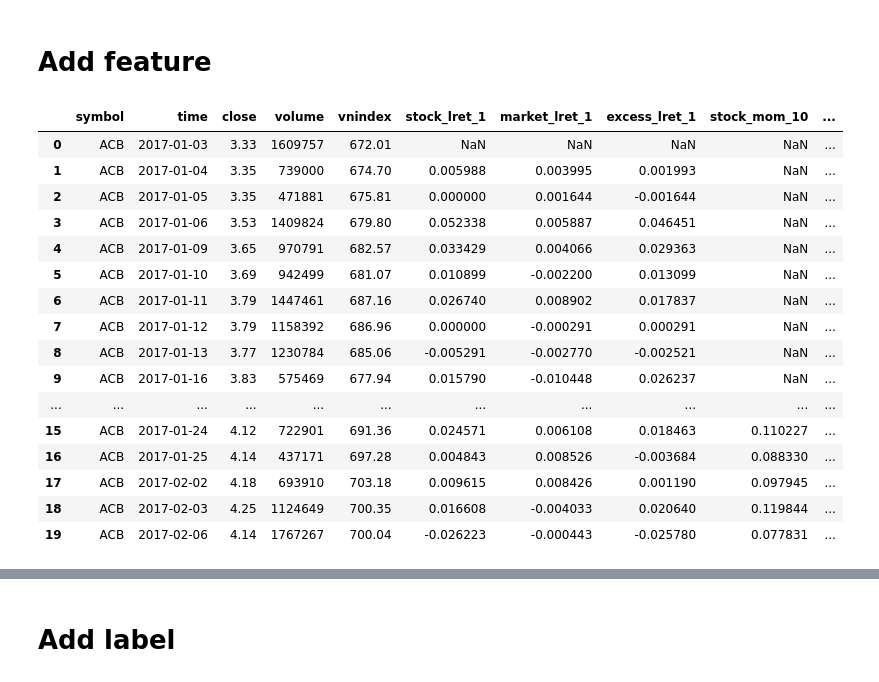
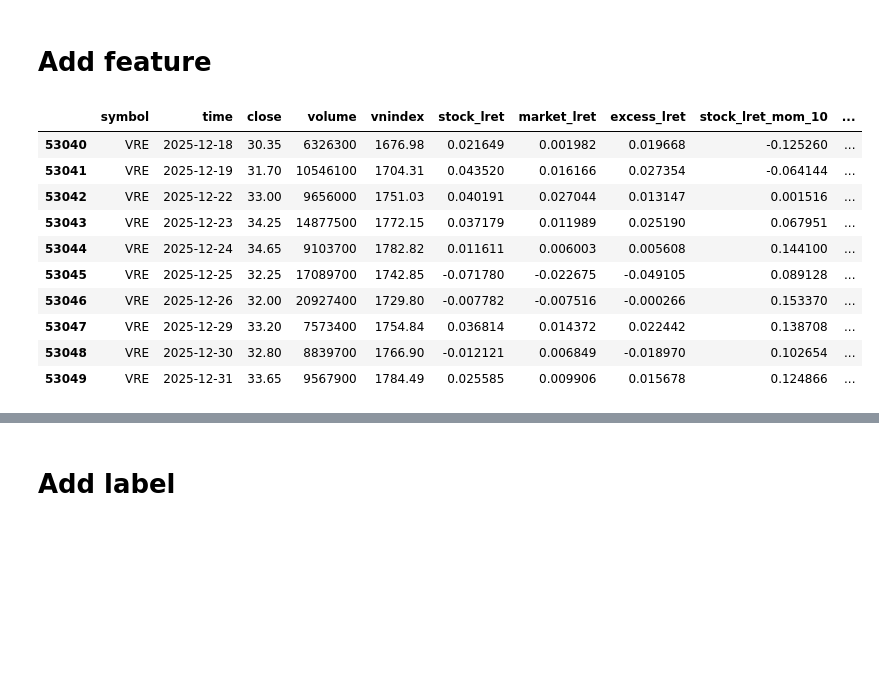
Before and after one commit to manhtdxxx/stock-return-prediction, a Jupyter notebook: feature_engineering.ipynb, the cells around one changed output, grey strips where cells are left out. Saved outputs shown, nothing was run; the diff lists cells and outputs as text; code cells hidden in the pictures; blank space fills up the shorter version.

```diff
--- a/feature_engineering.ipynb
+++ b/feature_engineering.ipynb
@@ -67,7 +79,7 @@ def compute_log_return(
 # %%
 def compute_momentum(
     df=None,
-    computed_cols=["stock_lret_1", "market_lret_1"],
+    computed_cols=["stock_lret", "market_lret", "excess_lret"],
     windows=[10, 20, 60],
     group_col="symbol",
     time_col="time"
@@ -91,7 +103,7 @@ def compute_momentum(
 # %%
 def compute_volatility(
     df=None,
-    computed_cols=["stock_lret_1", "market_lret_1"],
+    computed_cols=["stock_lret", "market_lret", "excess_lret"],
     windows=[10, 20, 60],
     group_col="symbol",
     time_col="time"
@@ -115,8 +127,8 @@ def compute_volatility(
 # %%
 def compute_beta(
     df=None,
-    stock_col="stock_lret_1",
-    market_col="market_lret_1",
+    stock_lret_col="stock_lret",
+    market_lret_col="market_lret",
     windows=[10, 20, 60],
     group_col="symbol",
     time_col="time"
@@ -130,7 +142,7 @@ def compute_beta(
 
         df[beta_col] = (
             df.groupby(group_col).apply(
-                lambda x: x[stock_col].rolling(window).cov(x[market_col]) / x[market_col].rolling(window).var()
+                lambda x: x[stock_lret_col].rolling(window).cov(x[market_lret_col]) / x[market_lret_col].rolling(window).var()
             ).reset_index(level=0, drop=True)
         )
 
@@ -138,8 +150,8 @@ def compute_beta(
 # %%
 def compute_corr(
     df=None,
-    stock_col="stock_lret_1",
-    market_col="market_lret_1",
+    stock_lret_col="stock_lret",
+    market_lret_col="market_lret",
     windows=[10, 20, 60],
     group_col="symbol",
     time_col="time",
@@ -152,7 +164,7 @@ def compute_corr(
         corr_col = f"corr_{window}"
 
         df[corr_col] = df.groupby(group_col).apply(
-            lambda x: x[stock_col].rolling(window).corr(x[market_col])
+            lambda x: x[stock_lret_col].rolling(window).corr(x[market_lret_col])
         ).reset_index(level=0, drop=True)
 
     return df
@@ -240,42 +229,36 @@ def compute_pairwise_feature(
 # %%
 
 df = compute_log_return(df_first)
-df = compute_pairwise_feature(df, left_prefix="stock_lret", right_prefix="market_lret", windows=[1], operation="subtract", output_prefix="excess_lret")
-
+df["excess_lret"] = df["stock_lret"] - df["market_lret"]
 df = compute_momentum(df)
 df = compute_volatility(df)
-
-df = compute_pairwise_feature(df, left_prefix="stock_mom", right_prefix="market_mom", operation="subtract", output_prefix="excess_mom")
-df = compute_pairwise_feature(df, left_prefix="stock_vol", right_prefix="market_vol", operation="divide", output_prefix="relative_vol")
-df = compute_pairwise_feature(df, left_prefix="stock_mom", right_prefix="stock_vol", operation="divide", output_prefix="sharpe_like")
 
 df = compute_corr(df)
 df = compute_beta(df)
 df = compute_idio_lret(df)
-df = compute_idio_vol(df)
-df = compute_momentum(df, computed_cols=[f"idio_lret_{i}" for i in [10, 20, 60]])
-df = compute_pairwise_feature(df, left_prefix="idio_mom", right_prefix="idio_vol", operation="divide", output_prefix="idio_sharpe_like")
+idio_lret_cols = [f"idio_lret_with_beta_{i}" for i in [10, 20, 60]]
+df = compute_momentum(df, computed_cols=idio_lret_cols)
+df = compute_volatility(df, computed_cols=idio_lret_cols)
+
+# df = compute_pairwise_feature(df, left_prefix="stock_mom", right_prefix="market_mom", operation="subtract", output_prefix="excess_mom")
+# df = compute_pairwise_feature(df, left_prefix="stock_vol", right_prefix="market_vol", operation="divide", output_prefix="relative_vol")
+# df = compute_pairwise_feature(df, left_prefix="stock_mom", right_prefix="stock_vol", operation="divide", output_prefix="sharpe_like")
+# df = compute_pairwise_feature(df, left_prefix="idio_mom", right_prefix="idio_vol", operation="divide", output_prefix="idio_sharpe_like")
 
 pd.set_option('display.max_columns', None)
-df.head(20)
+df.tail(10)
 # %% [output]
-|  | symbol | time | close | volume | vnindex | stock_lret_1 | market_lret_1 | excess_lret_1 | stock_mom_10 | ... |
-| 0 | ACB | 2017-01-03 | 3.33 | 1609757 | 672.01 | NaN | NaN | NaN | NaN | ... |
-| 1 | ACB | 2017-01-04 | 3.35 | 739000 | 674.70 | 0.005988 | 0.003995 | 0.001993 | NaN | ... |
-| 2 | ACB | 2017-01-05 | 3.35 | 471881 | 675.81 | 0.000000 | 0.001644 | -0.001644 | NaN | ... |
-| 3 | ACB | 2017-01-06 | 3.53 | 1409824 | 679.80 | 0.052338 | 0.005887 | 0.046451 | NaN | ... |
-| 4 | ACB | 2017-01-09 | 3.65 | 970791 | 682.57 | 0.033429 | 0.004066 | 0.029363 | NaN | ... |
-| 5 | ACB | 2017-01-10 | 3.69 | 942499 | 681.07 | 0.010899 | -0.002200 | 0.013099 | NaN | ... |
-| 6 | ACB | 2017-01-11 | 3.79 | 1447461 | 687.16 | 0.026740 | 0.008902 | 0.017837 | NaN | ... |
-| 7 | ACB | 2017-01-12 | 3.79 | 1158392 | 686.96 | 0.000000 | -0.000291 | 0.000291 | NaN | ... |
-| 8 | ACB | 2017-01-13 | 3.77 | 1230784 | 685.06 | -0.005291 | -0.002770 | -0.002521 | NaN | ... |
-| 9 | ACB | 2017-01-16 | 3.83 | 575469 | 677.94 | 0.015790 | -0.010448 | 0.026237 | NaN | ... |
-| ... | ... | ... | ... | ... | ... | ... | ... | ... | ... | ... |
-| 15 | ACB | 2017-01-24 | 4.12 | 722901 | 691.36 | 0.024571 | 0.006108 | 0.018463 | 0.110227 | ... |
-| 16 | ACB | 2017-01-25 | 4.14 | 437171 | 697.28 | 0.004843 | 0.008526 | -0.003684 | 0.088330 | ... |
-| 17 | ACB | 2017-02-02 | 4.18 | 693910 | 703.18 | 0.009615 | 0.008426 | 0.001190 | 0.097945 | ... |
-| 18 | ACB | 2017-02-03 | 4.25 | 1124649 | 700.35 | 0.016608 | -0.004033 | 0.020640 | 0.119844 | ... |
-| 19 | ACB | 2017-02-06 | 4.14 | 1767267 | 700.04 | -0.026223 | -0.000443 | -0.025780 | 0.077831 | ... |
+|  | symbol | time | close | volume | vnindex | stock_lret | market_lret | excess_lret | stock_lret_mom_10 | ... |
+| 53040 | VRE | 2025-12-18 | 30.35 | 6326300 | 1676.98 | 0.021649 | 0.001982 | 0.019668 | -0.125260 | ... |
+| 53041 | VRE | 2025-12-19 | 31.70 | 10546100 | 1704.31 | 0.043520 | 0.016166 | 0.027354 | -0.064144 | ... |
+| 53042 | VRE | 2025-12-22 | 33.00 | 9656000 | 1751.03 | 0.040191 | 0.027044 | 0.013147 | 0.001516 | ... |
+| 53043 | VRE | 2025-12-23 | 34.25 | 14877500 | 1772.15 | 0.037179 | 0.011989 | 0.025190 | 0.067951 | ... |
+| 53044 | VRE | 2025-12-24 | 34.65 | 9103700 | 1782.82 | 0.011611 | 0.006003 | 0.005608 | 0.144100 | ... |
+| 53045 | VRE | 2025-12-25 | 32.25 | 17089700 | 1742.85 | -0.071780 | -0.022675 | -0.049105 | 0.089128 | ... |
+| 53046 | VRE | 2025-12-26 | 32.00 | 20927400 | 1729.80 | -0.007782 | -0.007516 | -0.000266 | 0.153370 | ... |
+| 53047 | VRE | 2025-12-29 | 33.20 | 7573400 | 1754.84 | 0.036814 | 0.014372 | 0.022442 | 0.138708 | ... |
+| 53048 | VRE | 2025-12-30 | 32.80 | 8839700 | 1766.90 | -0.012121 | 0.006849 | -0.018970 | 0.102654 | ... |
+| 53049 | VRE | 2025-12-31 | 33.65 | 9567900 | 1784.49 | 0.025585 | 0.009906 | 0.015678 | 0.124866 | ... |
 # %%
 df.info()
 # %% [output]
```
Also changed, not shown: parts of 13 cells of this notebook.
